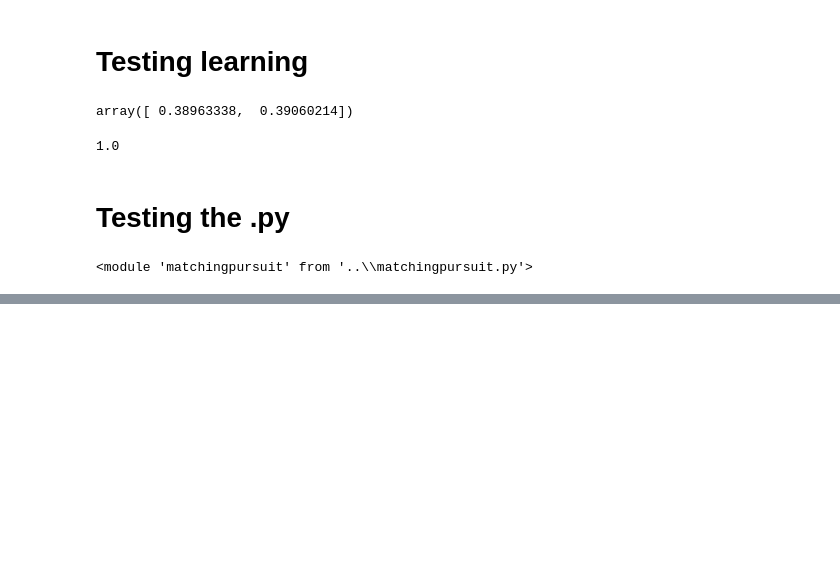
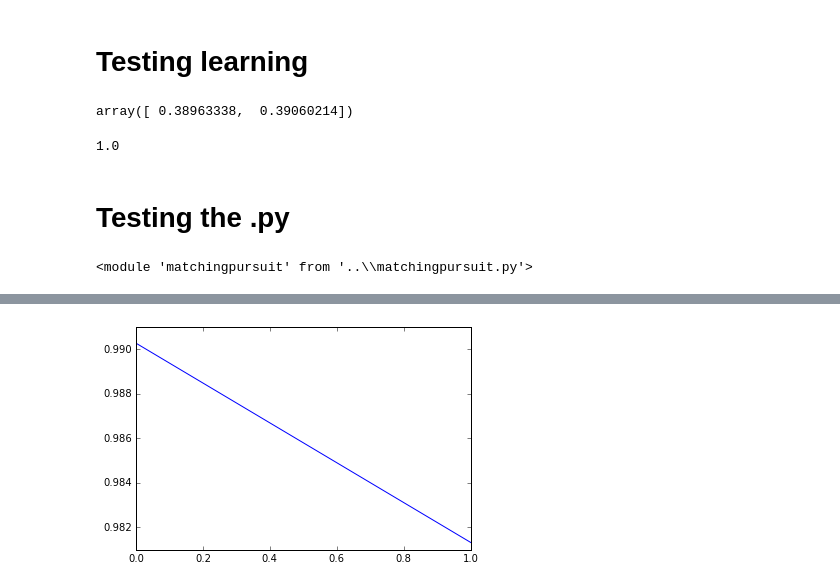
Before and after one commit to emdodds/matching-pursuit, a Jupyter notebook: Notebooks/developing np-tf hybrid mp.ipynb, the cells around one changed output, grey strips where cells are left out. Drawn from its saved outputs; the diff is of its cells as text; code cells hidden in the pictures; blank space fills up the shorter version.

```diff
--- a/Notebooks/developing np-tf hybrid mp.ipynb
+++ b/Notebooks/developing np-tf hybrid mp.ipynb
@@ -368,0 +372,6 @@ KeyboardInterrupt:
+# %%
+import matplotlib.pyplot as plt
+plt.plot(mp.losshistory)
+plt.show()
+# %% [output]
+[figure, added]
```
Also changed, not shown: parts of 6 cells of this notebook, 3 other files.
